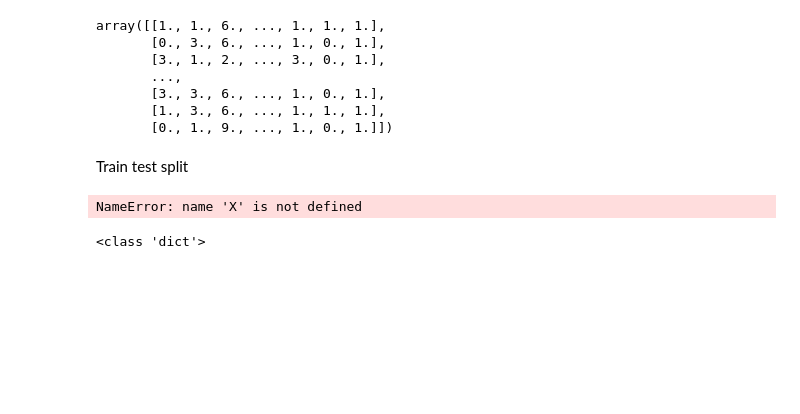
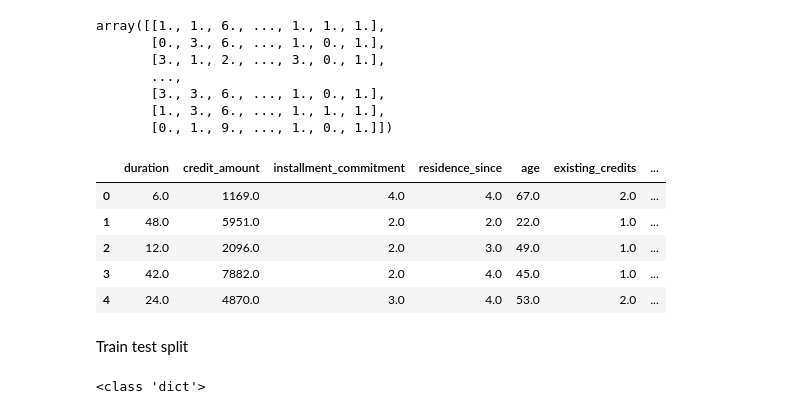
Before and after one commit to alexcTropic/Advanced-data-processing---class, a Jupyter notebook: ADPA_Project2.ipynb, the cells around one changed output. Cells and saved outputs as stored; diff of their text form; code cells hidden in the pictures; blank space fills up the shorter version.

```diff
--- a/ADPA_Project2.ipynb
+++ b/ADPA_Project2.ipynb
@@ -285,11 +278,23 @@ array([[1., 1., 6., ..., 1., 1., 1.],
        [3., 3., 6., ..., 1., 0., 1.],
        [1., 3., 6., ..., 1., 1., 1.],
        [0., 1., 9., ..., 1., 0., 1.]])
+# %%
+new_df = df[['duration','credit_amount','installment_commitment','residence_since','age','existing_credits','num_dependents','class']]
+
+y = new_df['class']
+X = new_df.drop('class', axis=1)
+
+new_df.head()
+# %% [output]
+|  | duration | credit_amount | installment_commitment | residence_since | age | existing_credits | ... |
+| 0 | 6.0 | 1169.0 | 4.0 | 4.0 | 67.0 | 2.0 | ... |
+| 1 | 48.0 | 5951.0 | 2.0 | 2.0 | 22.0 | 1.0 | ... |
+| 2 | 12.0 | 2096.0 | 2.0 | 3.0 | 49.0 | 1.0 | ... |
+| 3 | 42.0 | 7882.0 | 2.0 | 4.0 | 45.0 | 1.0 | ... |
+| 4 | 24.0 | 4870.0 | 3.0 | 4.0 | 53.0 | 2.0 | ... |
 # %% [markdown]
 Train test split
 # %%
 from sklearn.model_selection import train_test_split
-X_train, X_test, y_train, y_test = train_test_split(X, y, random_state = 30, test_size = 0.2)
+X_train, X_test, y_train, y_test = train_test_split(X, y, random_state = 0, test_size = 0.2)
-# %% [output]
-NameError: name 'X' is not defined
 # %%
```
Also changed, not shown: parts of 10 cells of this notebook.
